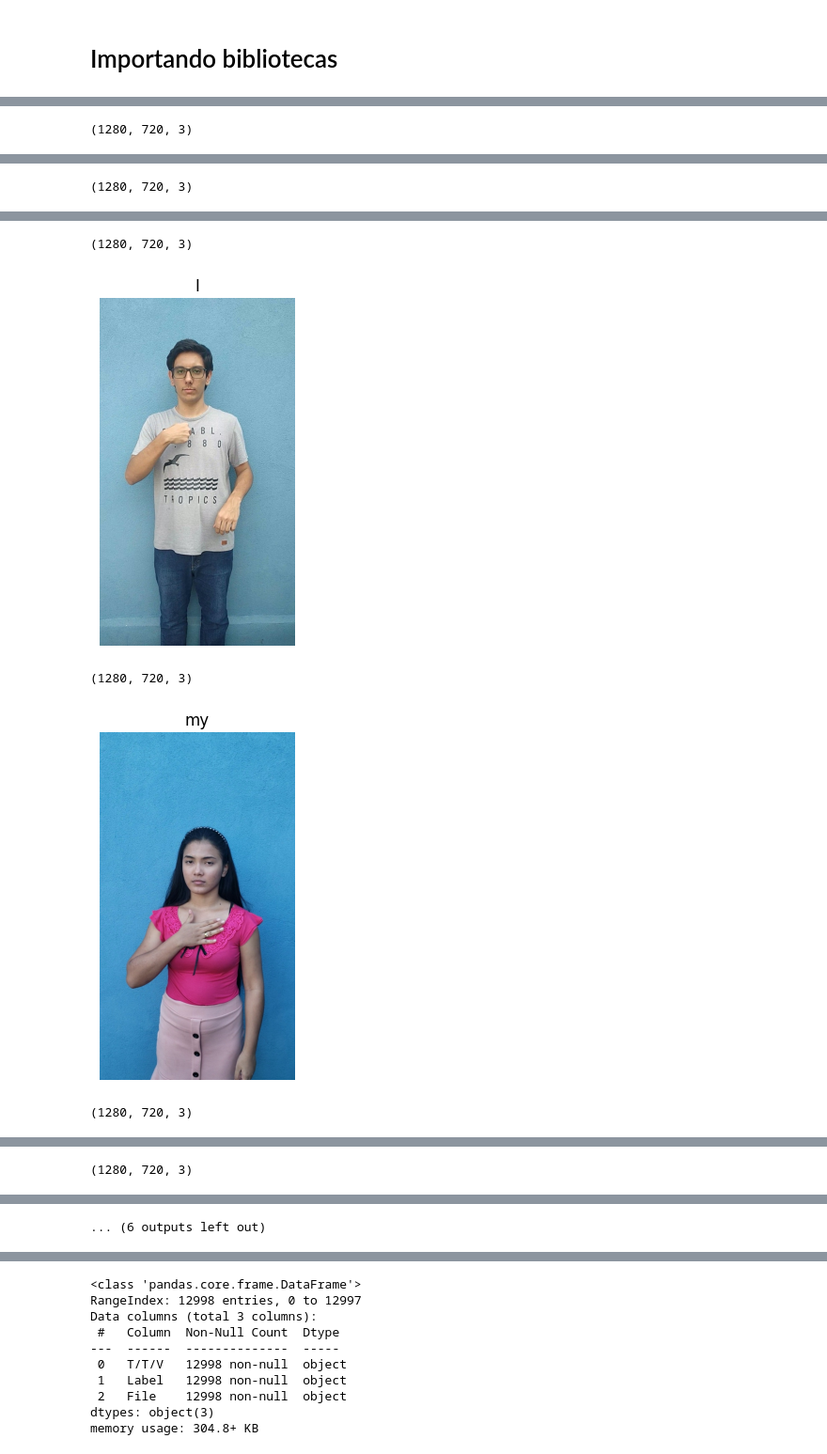
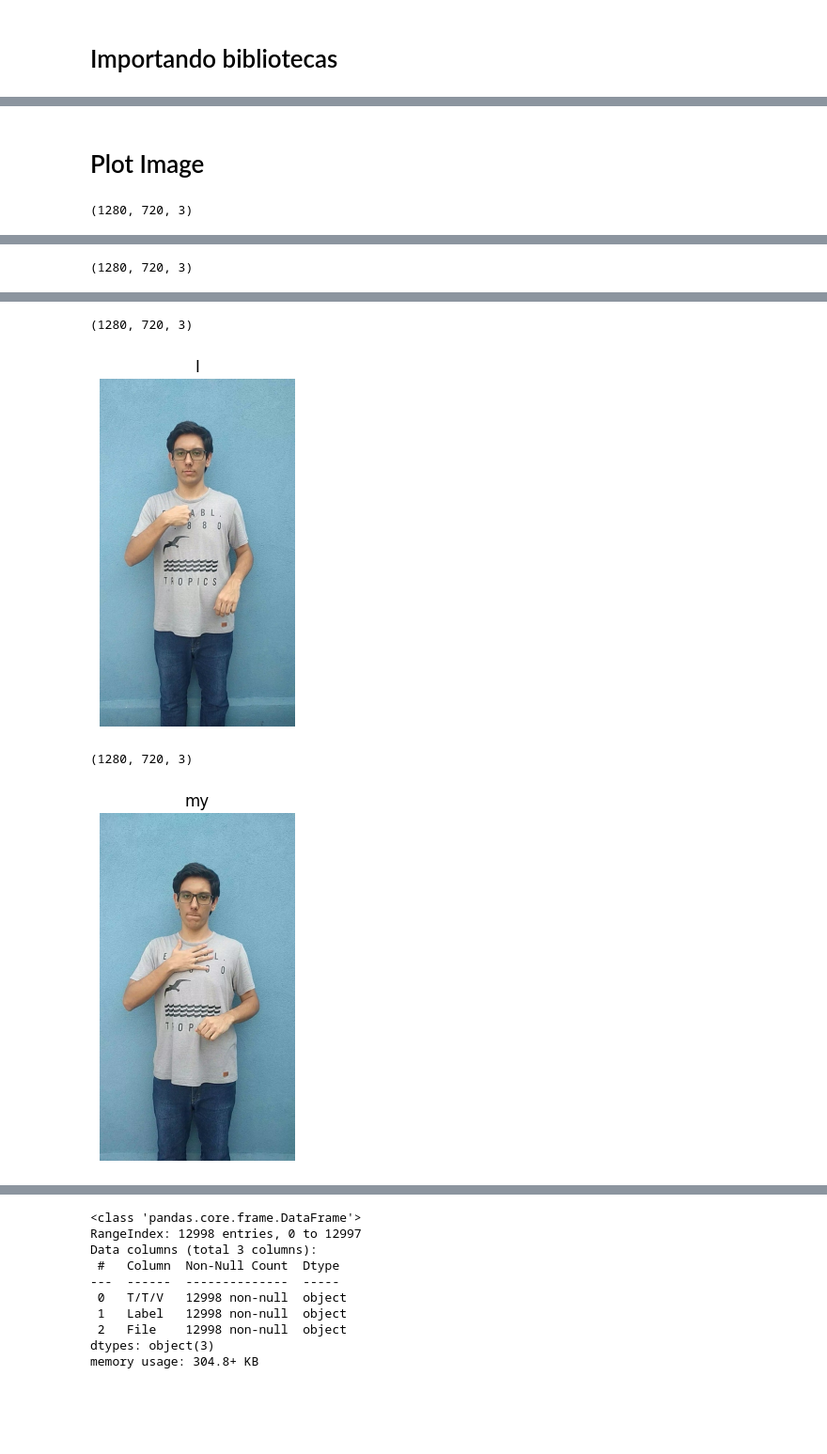
Before and after one commit to Libhinny/ReconhecimentoDeSinais, a Jupyter notebook: main.ipynb, the cells around one changed output, grey strips where cells are left out. Shown at 94% size. Cells and saved outputs as stored; diff of their text form; code cells hidden in the pictures; blank space fills up the shorter version.

Commit message:
update - renomeação das extensoes das imagens para jpeg, dataset funcionando

```diff
--- a/main.ipynb
+++ b/main.ipynb
@@ -728,3 +497,5 @@ view_random_image_your(I_dir, "I")
+# %% [markdown]
+# Plot Image
 # %%
 # Track displayed images
 displayed_images = set()
@@ -751,10 +522,5 @@ view_random_image(supermarket_dir, "supermarket")
 view_random_image(woman_dir, "woman")
 view_random_image(I_dir, "I")
 view_random_image(my_dir, "my")
-view_random_image(hospital_dir, "hospital")
-view_random_image(man_dir, "man")
-view_random_image(motorcycle_dir, "motorcycle")
-view_random_image(youplural_dir, "your (plural)")
-view_random_image(we_dir, "we")
 # %% [output]
 (1280, 720, 3)
@@ -764,5 +530,4 @@ view_random_image(we_dir, "we")
 (1280, 720, 3)
 [figure]
 (1280, 720, 3)
-[figure, old version]
+[figure, new version]
-(1280, 720, 3)
@@ -770 +533,0 @@ view_random_image(we_dir, "we")
-(1280, 720, 3)
@@ -772 +533,0 @@ view_random_image(we_dir, "we")
-... (6 outputs left out)
```
Also changed, not shown: parts of 16 cells of this notebook, 5 other files.
